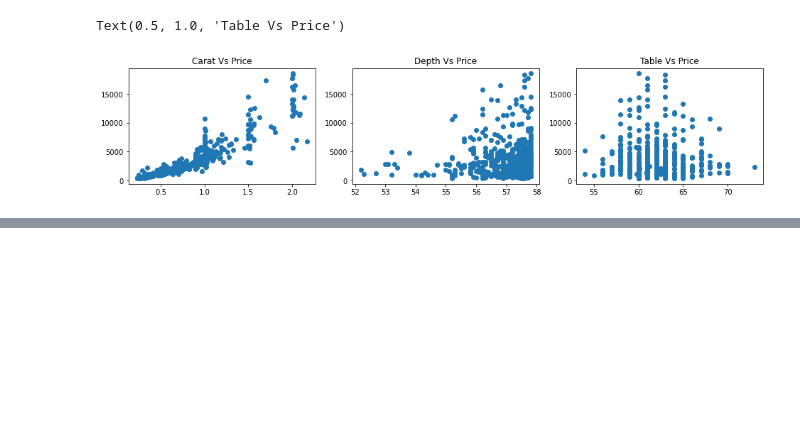
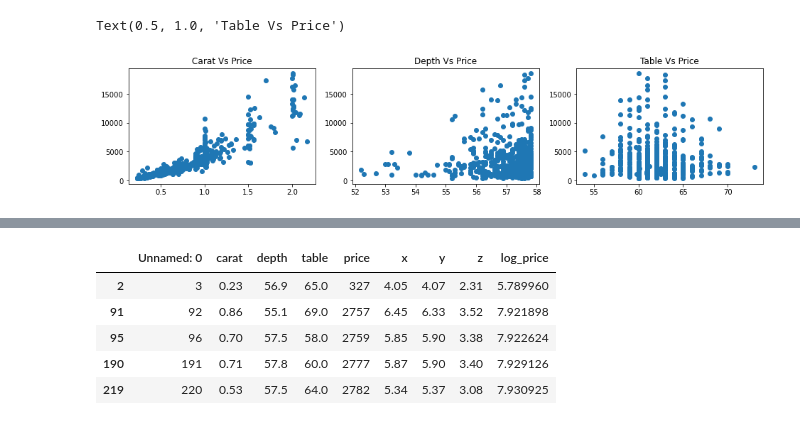
Before and after one commit to Raghad2002Mohammed/AI-project, a Jupyter notebook: Diamonds.ipynb, the cells around one changed output, grey strips where cells are left out. Cells and saved outputs as stored; diff of their text form; code cells hidden in the pictures; blank space fills up the shorter version.

```diff
--- a/Diamonds.ipynb
+++ b/Diamonds.ipynb
@@ -148,0 +144,9 @@ Text(0.5, 1.0, 'Table Vs Price')
+# %%
+data.head()
+# %% [output]
+|  | Unnamed: 0 | carat | depth | table | price | x | y | z | log_price |
+| 2 | 3 | 0.23 | 56.9 | 65.0 | 327 | 4.05 | 4.07 | 2.31 | 5.789960 |
+| 91 | 92 | 0.86 | 55.1 | 69.0 | 2757 | 6.45 | 6.33 | 3.52 | 7.921898 |
+| 95 | 96 | 0.70 | 57.5 | 58.0 | 2759 | 5.85 | 5.90 | 3.38 | 7.922624 |
+| 190 | 191 | 0.71 | 57.8 | 60.0 | 2777 | 5.87 | 5.90 | 3.40 | 7.929126 |
+| 219 | 220 | 0.53 | 57.5 | 64.0 | 2782 | 5.34 | 5.37 | 3.08 | 7.930925 |
```
Also changed, not shown: parts of 7 cells of this notebook.
